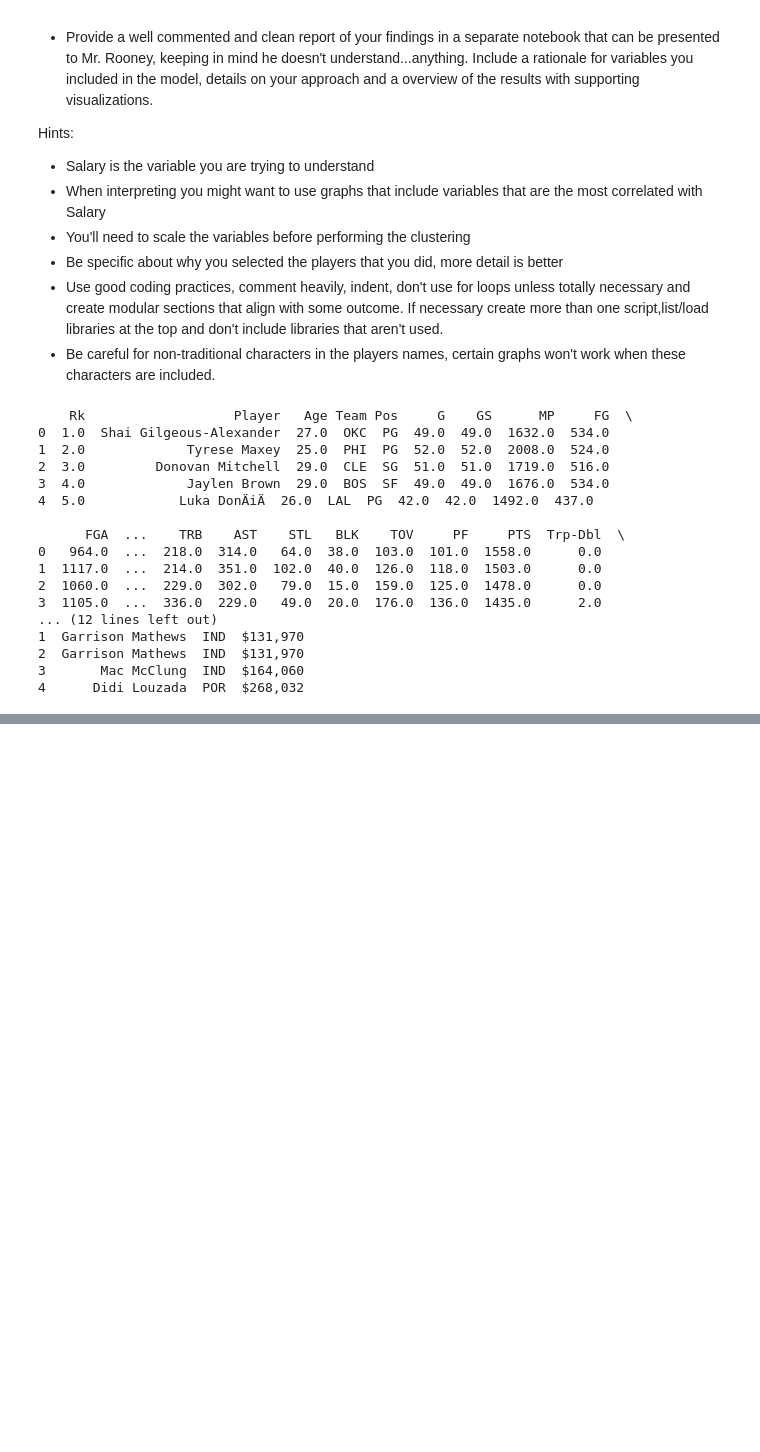
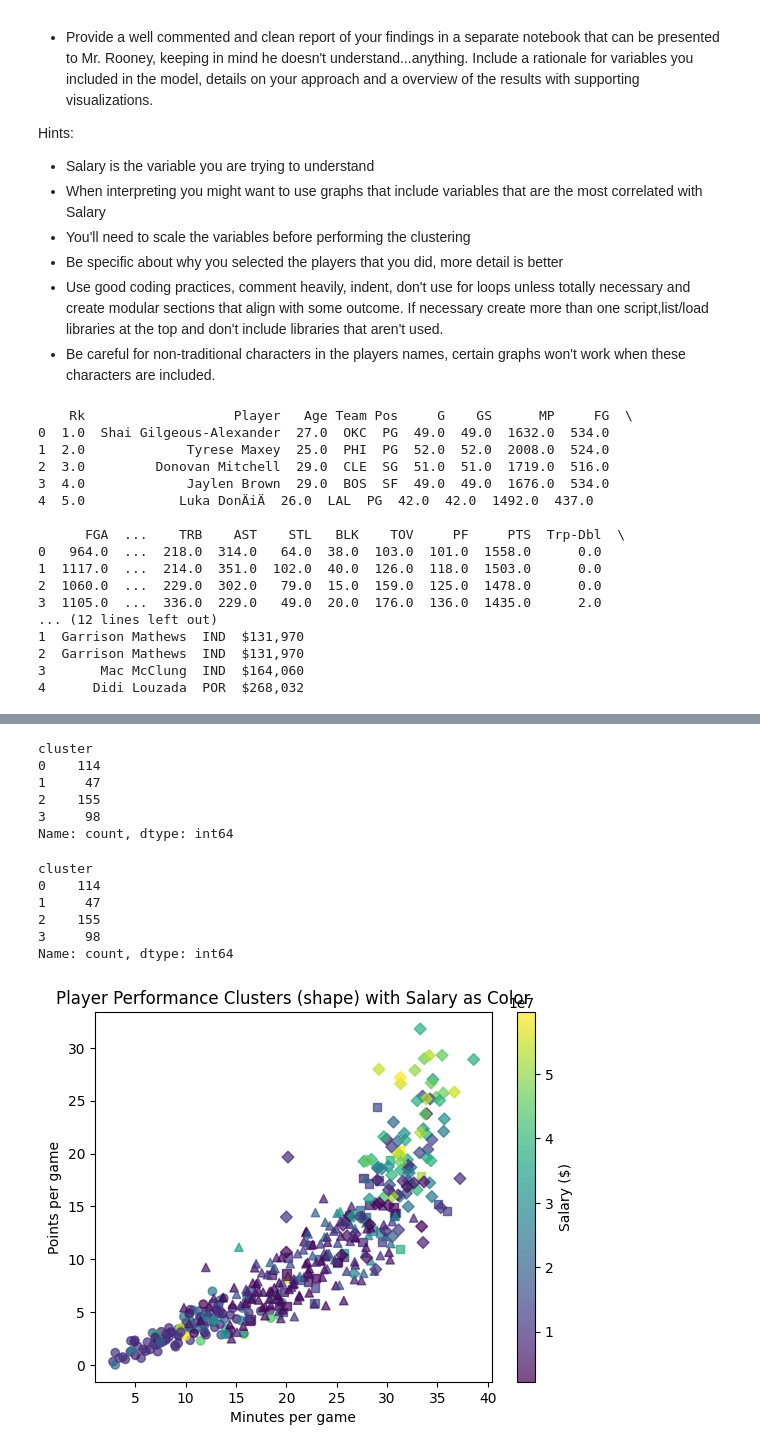
Before and after one commit to kavanwills/week_6, a Jupyter notebook: Lab-Clustering.ipynb, the cells around one changed output, grey strips where cells are left out. Drawn from its saved outputs; the diff is of its cells as text; code cells hidden in the pictures; blank space fills up the shorter version.

```diff
--- a/Lab-Clustering.ipynb
+++ b/Lab-Clustering.ipynb
@@ -118,0 +66,5 @@ use average points, correlation
+# %%
+# Clean player-name text by re-encoding/decoding as latin-1 and ignoring unsupported characters,
+# which helps fix weird symbols from file encoding so merges/plots don’t break.
+salary["Player"] = salary["Player"].astype(str).str.encode("latin-1", "ignore").str.decode("latin-1")
+stats["Player"]  = stats["Player"].astype(str).str.encode("latin-1", "ignore").str.decode("latin-1")
@@ -118,0 +145,75 @@ use average points, correlation
+# %%
+#Run the clustering algo with your best guess for K
+
+# Pick an initial number of clusters to start with
+K_guess = 4
+
+# Create the KMeans clustering model with K_guess clusters
+model = KMeans(n_clusters=K_guess, random_state=42, n_init=20)
+
+# Fit the model to the scaled performance data (X_scaled) and assign each player a cluster label
+merged_data["cluster"] = model.fit_predict(X_scaled)
+# %% [output]
+cluster
+0    114
+1     47
+2    155
+3     98
+Name: count, dtype: int64
+# %%
+#View the results
+
+# Prints how many players ended up in each cluster
+print(merged_data["cluster"].value_counts().sort_index())
+# %% [output]
+cluster
+0    114
+1     47
+2    155
+3     98
+Name: count, dtype: int64
+# %%
+#Create a visualization of the results with 2 or 3 variables that you think will best
+#differentiate the clusters
+
+xcol = "MP_pg"   # minutes per game (usage/role proxy)
+ycol = "PTS_pg"  # points per game (production proxy)
+
+# Create a new figure for the plot
+plt.figure()
+
+# Define marker shapes so each cluster has a different shape
+markers = ["o", "s", "^", "D", "P", "X"]
+
+# Loop over each cluster value to plot each cluster with a different marker shape
+for cl in sorted(merged_data["cluster"].unique()):
+    # Subset the dataframe to only the players in this cluster
+    sub = merged_data[merged_data["cluster"] == cl]
+    # Scatter plot: x/y are performance, color is salary, marker shape is cluster
+    plt.scatter(
+        sub[xcol],
+        sub[ycol],
+        c=sub["Salary"],
+        marker=markers[int(cl) % len(markers)],
+        alpha=0.7
+    )
+
+# Label the x-axis
+plt.xlabel("Minutes per game")
+
+# Label the y-axis
+plt.ylabel("Points per game")
+
+# Add a title explaining what the plot is showing
+plt.title("Player Performance Clusters (shape) with Salary as Color")
+
+# Add a colorbar to show the mapping between color and salary dollars
+cb = plt.colorbar()
+
+# Label the colorbar so it's clear that color = salary
+cb.set_label("Salary ($)")
+
+# Display the plot
+plt.show()
+# %% [output]
+[figure, added]
```
Also changed, not shown: parts of 19 cells of this notebook, 1 other file.
